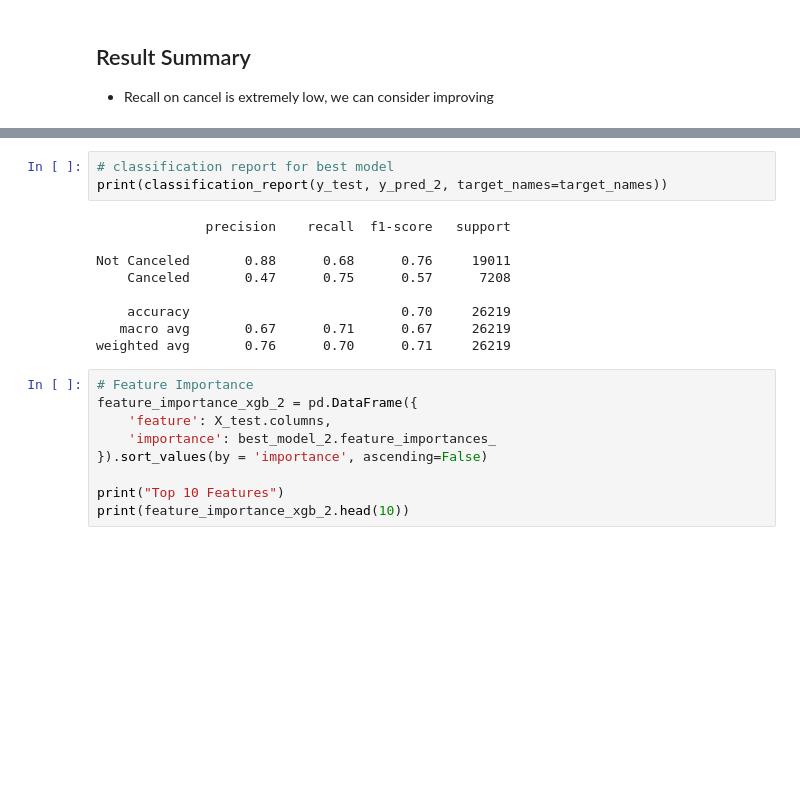
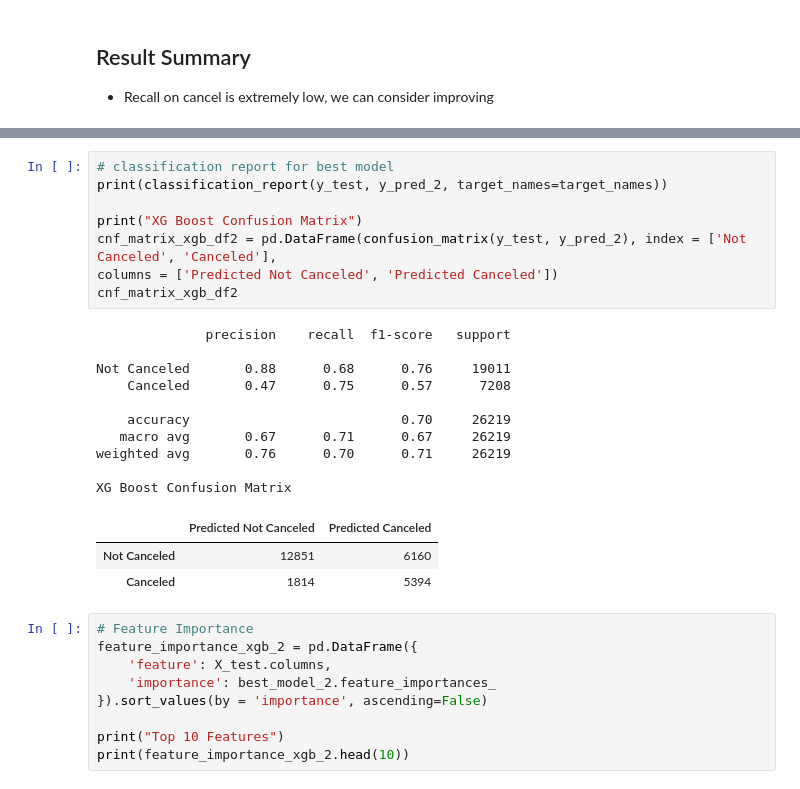
Before and after one commit to eugenekiepeeh/hotel_business_analytics, a Jupyter notebook: Modeling_Cancellation/hotel_booking_cancellation_models-2.ipynb, the cells around one changed output, grey strips where cells are left out. Saved outputs shown, nothing was run; the diff lists cells and outputs as text; blank space fills up the shorter version.

```diff
--- a/Modeling_Cancellation/hotel_booking_cancellation_models-2.ipynb
+++ b/Modeling_Cancellation/hotel_booking_cancellation_models-2.ipynb
@@ -642,15 +532,25 @@ Random Forest {'max_depth': 20, 'min_samples_leaf': 2, 'min_samples_split': 2, '
 # %%
 # classification report for best model
 print(classification_report(y_test, y_pred_2, target_names=target_names))
+
+print("XG Boost Confusion Matrix")
+cnf_matrix_xgb_df2 = pd.DataFrame(confusion_matrix(y_test, y_pred_2), index = ['Not Canceled', 'Canceled'],
+columns = ['Predicted Not Canceled', 'Predicted Canceled'])
+cnf_matrix_xgb_df2
 # %% [output]
               precision    recall  f1-score   support
 
 Not Canceled       0.88      0.68      0.76     19011
     Canceled       0.47      0.75      0.57      7208
 
     accuracy                           0.70     26219
    macro avg       0.67      0.71      0.67     26219
 weighted avg       0.76      0.70      0.71     26219
+
+XG Boost Confusion Matrix
+|  | Predicted Not Canceled | Predicted Canceled |
+| Not Canceled | 12851 | 6160 |
+| Canceled | 1814 | 5394 |
 # %%
 # Feature Importance
 feature_importance_xgb_2 = pd.DataFrame({
```
Also changed, not shown: parts of 20 cells of this notebook.
